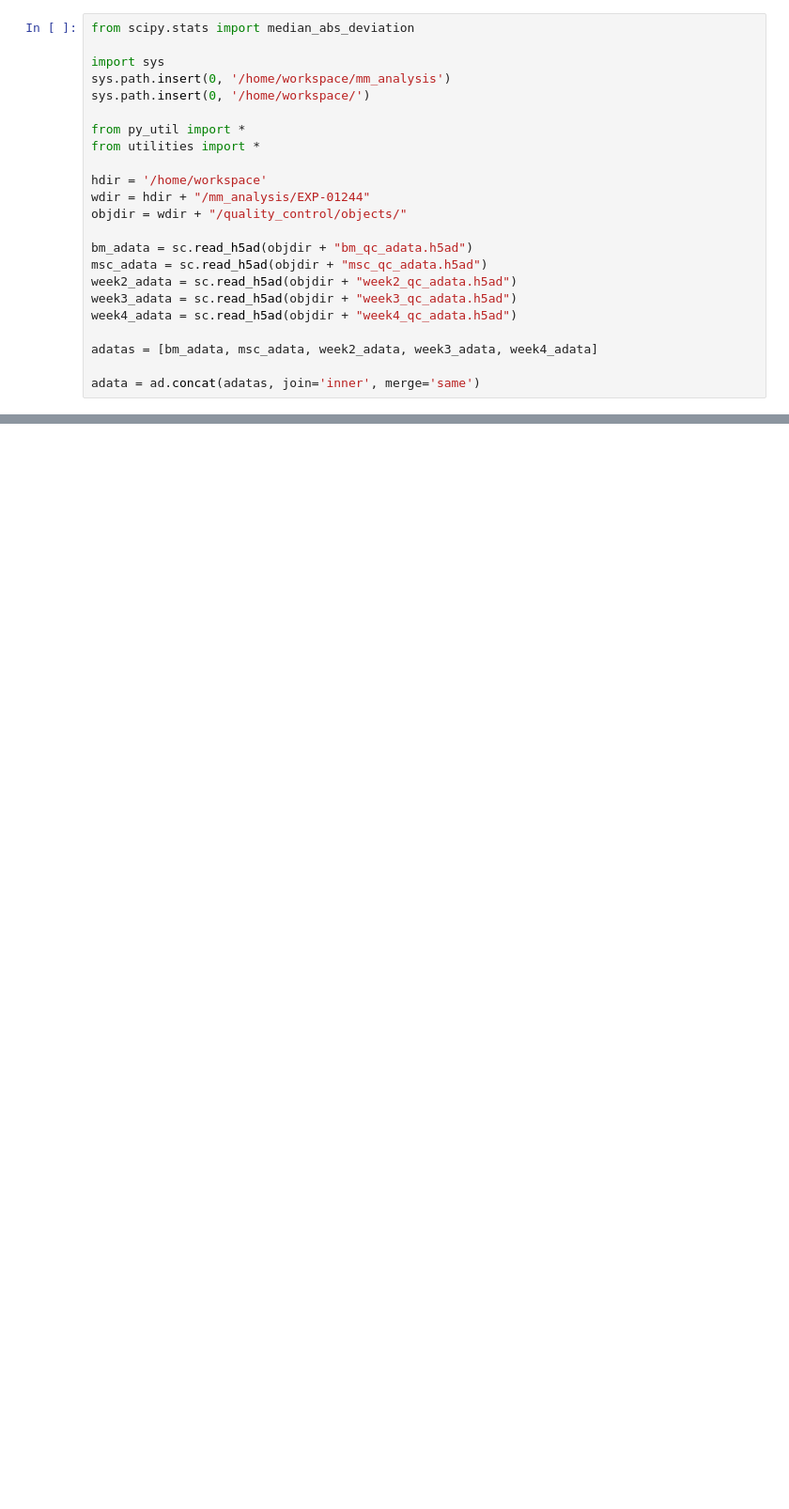
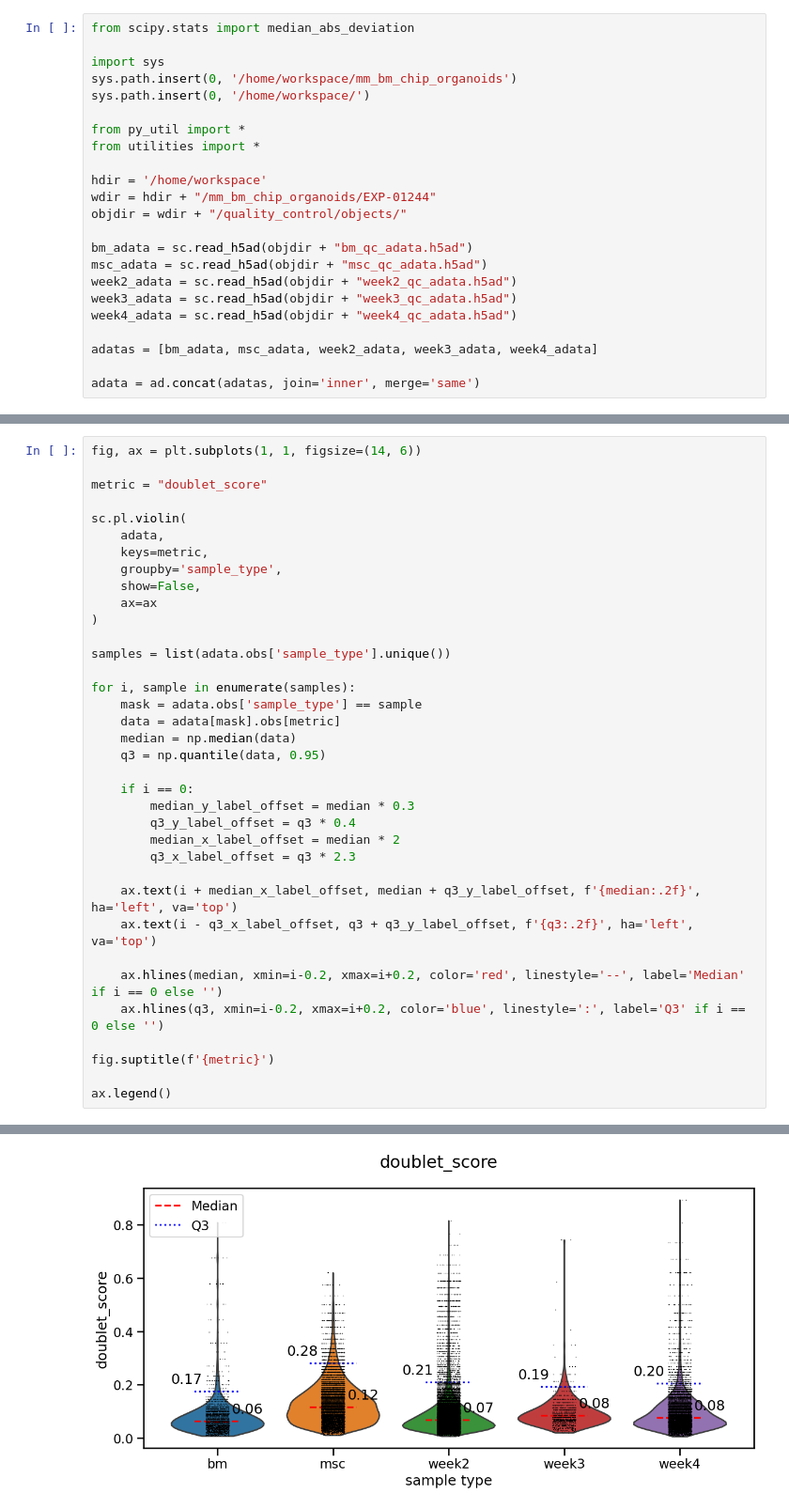
Before and after one commit to kevin-lee-aifi/mm_bm_chip_organoids, a Jupyter notebook: EXP-01244/quality_control/merged_qc.ipynb, the cells around one changed output, grey strips where cells are left out. Shown: that part at 94% size. Drawn from its saved outputs; the diff is of its cells as text; blank space fills up the shorter version.

```diff
--- a/EXP-01244/quality_control/merged_qc.ipynb
+++ b/EXP-01244/quality_control/merged_qc.ipynb
@@ -2,14 +2,14 @@
 from scipy.stats import median_abs_deviation
 
 import sys
-sys.path.insert(0, '/home/workspace/mm_analysis')
+sys.path.insert(0, '/home/workspace/mm_bm_chip_organoids')
 sys.path.insert(0, '/home/workspace/')
 
 from py_util import *
 from utilities import *
 
 hdir = '/home/workspace'
-wdir = hdir + "/mm_analysis/EXP-01244"
+wdir = hdir + "/mm_bm_chip_organoids/EXP-01244"
 objdir = wdir + "/quality_control/objects/"
 
 bm_adata = sc.read_h5ad(objdir + "bm_qc_adata.h5ad")
@@ -23,0 +216,37 @@ adata = ad.concat(adatas, join='inner', merge='same')
+# %%
+fig, ax = plt.subplots(1, 1, figsize=(14, 6))
+
+metric = "doublet_score"
+
+sc.pl.violin(
+    adata,
+    keys=metric,
+    groupby='sample_type',
+    show=False,
+    ax=ax
+)
+
+samples = list(adata.obs['sample_type'].unique())
+
+for i, sample in enumerate(samples):
+    mask = adata.obs['sample_type'] == sample
+    data = adata[mask].obs[metric]
+    median = np.median(data)
+    q3 = np.quantile(data, 0.95)
+
+    if i == 0:
+        median_y_label_offset = median * 0.3
+        q3_y_label_offset = q3 * 0.4
+        median_x_label_offset = median * 2
+        q3_x_label_offset = q3 * 2.3
+
+    ax.text(i + median_x_label_offset, median + q3_y_label_offset, f'{median:.2f}', ha='left', va='top')
+    ax.text(i - q3_x_label_offset, q3 + q3_y_label_offset, f'{q3:.2f}', ha='left', va='top')
+
+    ax.hlines(median, xmin=i-0.2, xmax=i+0.2, color='red', linestyle='--', label='Median' if i == 0 else '')
+    ax.hlines(q3, xmin=i-0.2, xmax=i+0.2, color='blue', linestyle=':', label='Q3' if i == 0 else '')
+
+fig.suptitle(f'{metric}')
+
+ax.legend()
+# %% [output]
@@ -23,0 +254 @@ adata = ad.concat(adatas, join='inner', merge='same')
+[figure, added]
```
Also changed, not shown: parts of 12 cells of this notebook, 7 other files.
